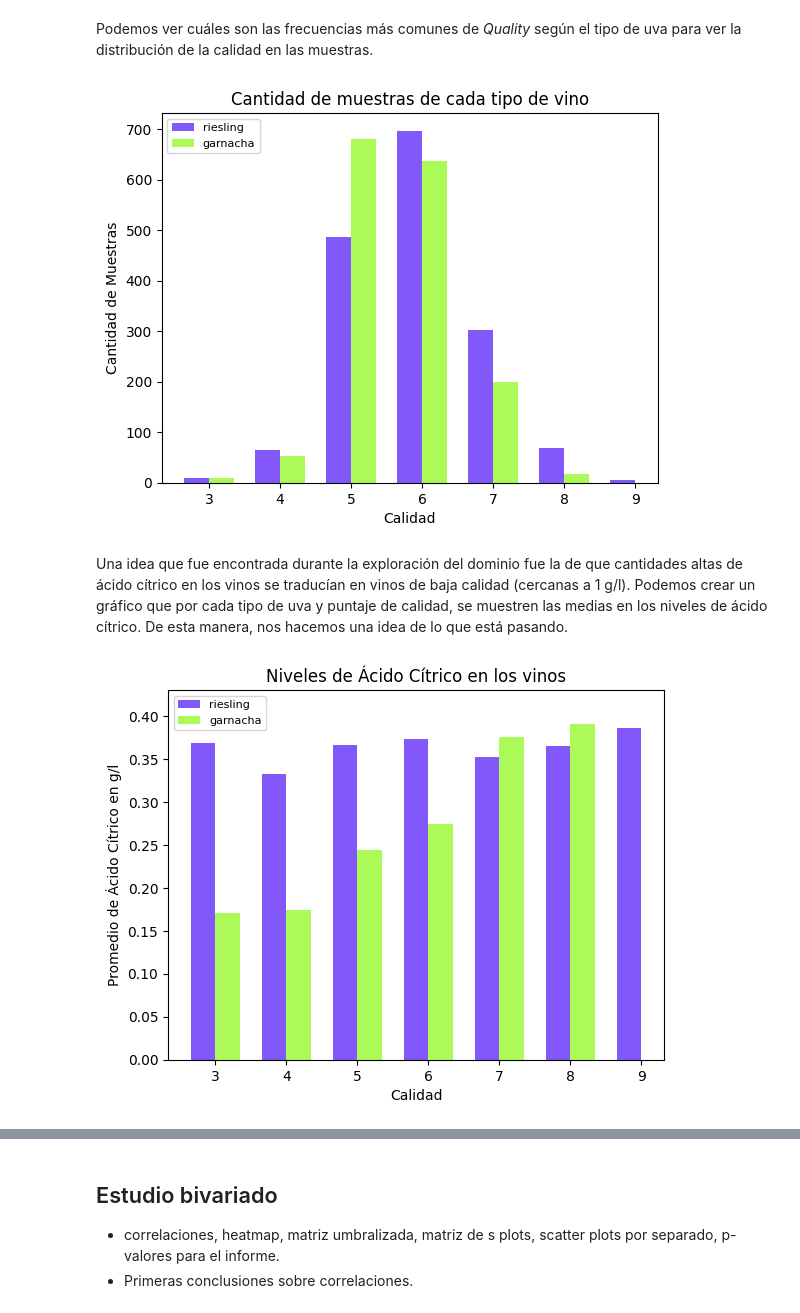
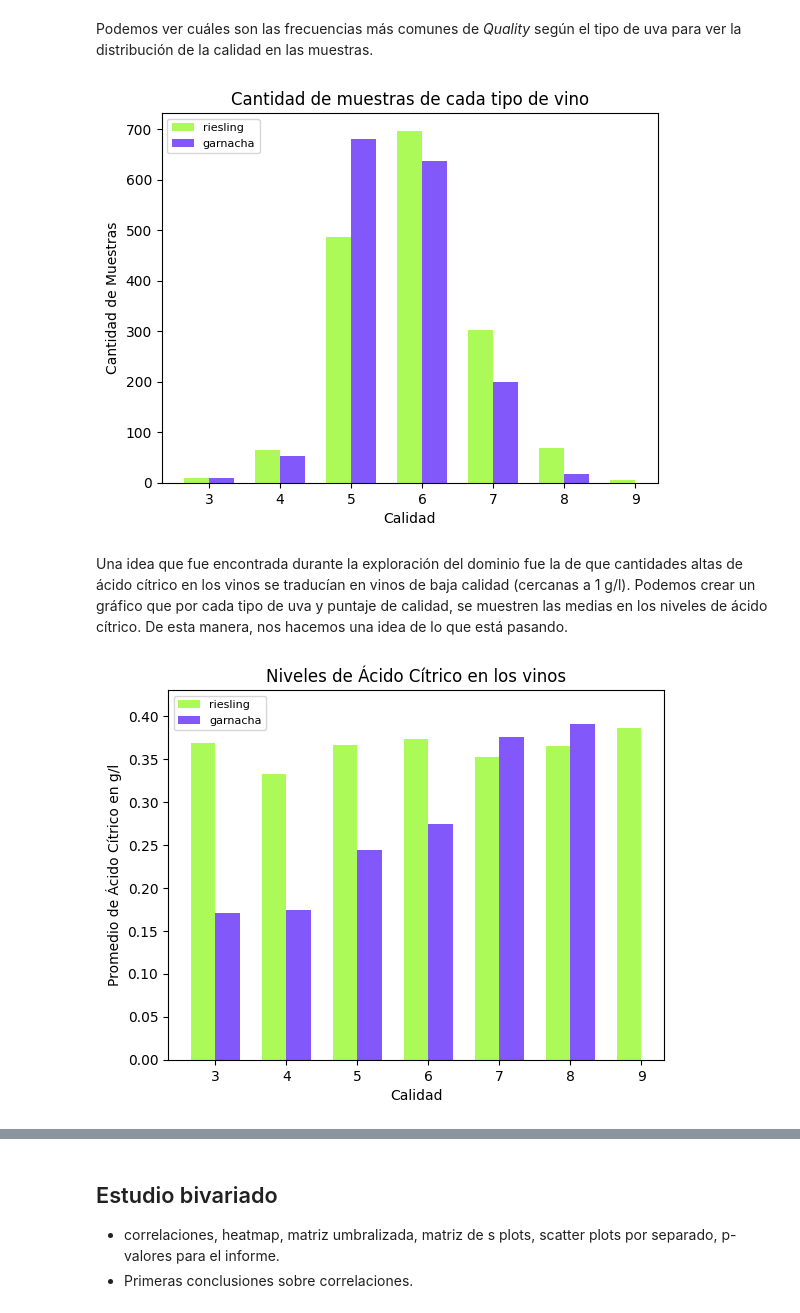
Before and after one commit to Matias914/Wine-Quality-Analysis, a Jupyter notebook: notebook_tpe.ipynb, the cells around one changed output, grey strips where cells are left out. Saved outputs shown, nothing was run; the diff lists cells and outputs as text; code cells hidden in the pictures.

```diff
--- a/notebook_tpe.ipynb
+++ b/notebook_tpe.ipynb
@@ -563,7 +563,7 @@ Si miramos el reporte vemos que las distribuciones de las variables son muy pare
 # %% [markdown]
 Continuando con las mejoras sobre el estado del dataset aplicamos el _dummy encoding_ para mapear la columna _type_ con los valores 1 y 0 (True y False), y de esta manera trabajar solo con números
 # %%
-preprocessed_ds["type_Riesling"] = preprocessed_ds["type"] == "Riesling"
+preprocessed_ds["is_riesling"] = preprocessed_ds["type"] == "Riesling"
 preprocessed_ds = preprocessed_ds.drop("type", axis=1)
 preprocessed_ds
 # %% [output]
@@ -632,0 +899,32 @@ plt.show()
+# %%
+# Por cada columna de la matriz de correlación
+for i, col in enumerate(correlations_matrix.columns):
+  # Se extrae el valor de correlación
+  correlation_r = correlations_matrix_riesling.loc["fixed acidity", col]
+  correlation_g = correlations_matrix_garnacha.loc["fixed acidity", col]
+
+  if col != "fixed acidity" :
+    if (correlation_r >= 0.5 or correlation_r <= -0.5) :
+      # Se establece la escala del gráfico
+      plt.figure(figsize=(6, 6))
+      # Se crea el scatter plot para Riesling
+      plt.scatter(riesling_data["fixed acidity"], riesling_data[col], color="green", alpha=0.35)
+      # Se agrega un titulo
+      plt.title(f"Scatter plot entre {col} y fixed acidity en Riesling - r = {correlation_r:.4f}")
+      # Se agregan las etiquetas
+      plt.xlabel("fixed acidity")
+      plt.ylabel(col)
+      # Se muestra
+      plt.show()
+    if (correlation_g >= 0.5 or correlation_g <= -0.5) :
+      # Se establece la escala del gráfico
+      plt.figure(figsize=(6, 6))
+      # Se establece el scatter plot para Garnacha
+      plt.scatter(garnacha_data["fixed acidity"], garnacha_data[col], color="purple", alpha=0.35)
+      # Se agrega un titulo
+      plt.title(f"Scatter plot entre {col} y fixed acidity en Garnacha - r = {correlation_g:.4f}")
+      # Se agregan las etiquetas
+      plt.xlabel("fixed acidity")
+      plt.ylabel(col)
+      # Se muestra
+      plt.show()
@@ -830,8 +1120,8 @@ Podemos ver cuáles son las frecuencias más comunes de _Quality_ según el tipo
 # %%
 # Se extraen los datos de tipo de uva. Se agrupa por calidad y se cuenta el número de muestras.
 # Se deja el índice como columna
-riesling_data = preprocessed_ds[preprocessed_ds["type_Riesling"] == True].groupby("quality").count().reset_index()
-garnacha_data = preprocessed_ds[preprocessed_ds["type_Riesling"] == False].groupby("quality").count().reset_index()
+riesling_data = preprocessed_ds[preprocessed_ds["is_riesling"] == True].groupby("quality").count().reset_index()
+garnacha_data = preprocessed_ds[preprocessed_ds["is_riesling"] == False].groupby("quality").count().reset_index()
 
 # Se hace un ensamble según la calidad
 merged_data = riesling_data.merge(garnacha_data, on="quality", how="outer", suffixes=('_riesling', '_garnacha'))
@@ -843,8 +1133,8 @@ x = merged_data["quality"]
 width = 0.35
 
 # Se crean las barras para Riesling y Garnacha
-plt.bar([i - width/2 for i in range(len(x))], merged_data["citric acid_riesling"], width, label='riesling', color="#8258FA")
-plt.bar([i + width/2 for i in range(len(x))], merged_data["citric acid_garnacha"], width, label='garnacha', color="#ACFA58")
+plt.bar([i - width/2 for i in range(len(x))], merged_data["citric acid_riesling"], width, label='riesling', color="#ACFA58")
+plt.bar([i + width/2 for i in range(len(x))], merged_data["citric acid_garnacha"], width, label='garnacha', color="#8258FA")
 
 # Se agregan etiquetas a los ejes
 plt.xlabel("Calidad")
@@ -863,14 +1153,14 @@ plt.legend(fontsize=8)
 # Se muestra el grafico
 plt.show()
 # %% [output]
-[figure, old version]
+[figure, new version]
 # %% [markdown]
 Una idea que fue encontrada durante la exploración del dominio fue la de que cantidades altas de ácido cítrico en los vinos se traducían en vinos de baja calidad (cercanas a 1 g/l). Podemos crear un gráfico que por cada tipo de uva y puntaje de calidad, se muestren las medias en los niveles de ácido cítrico. De esta manera, nos hacemos una idea de lo que está pasando.
 # %%
 # Se extraen los datos de tipo de uva. Se agrupa por calidad y se calcula la media de ácido cítrico.
 # Se deja el índice como columna
-riesling_data = preprocessed_ds[preprocessed_ds["type_Riesling"] == True].groupby("quality")["citric acid"].mean().reset_index()
-garnacha_data = preprocessed_ds[preprocessed_ds["type_Riesling"] == False].groupby("quality")["citric acid"].mean().reset_index()
+riesling_data = preprocessed_ds[preprocessed_ds["is_riesling"] == True].groupby("quality")["citric acid"].mean().reset_index()
+garnacha_data = preprocessed_ds[preprocessed_ds["is_riesling"] == False].groupby("quality")["citric acid"].mean().reset_index()
 
 # Se hace un ensamble según la calidad
 merged_data = riesling_data.merge(garnacha_data, on="quality", how="outer", suffixes=('_riesling', '_garnacha'))
@@ -878,34 +1168,34 @@ merged_data = riesling_data.merge(garnacha_data, on="quality", how="outer", suff
 # Los diferentes valores de calidad se dejan en x
 x = merged_data["quality"]
 
 # Se establece un ancho de barra
 width = 0.35
 
 # Se crean las barras para Riesling y Garnacha
-plt.bar([i - width/2 for i in range(len(x))], merged_data["citric acid_riesling"], width, label='riesling', color="#8258FA")
-plt.bar([i + width/2 for i in range(len(x))], merged_data["citric acid_garnacha"], width, label='garnacha', color="#ACFA58")
+plt.bar([i - width/2 for i in range(len(x))], merged_data["citric acid_riesling"], width, label='riesling', color="#ACFA58")
+plt.bar([i + width/2 for i in range(len(x))], merged_data["citric acid_garnacha"], width, label='garnacha', color="#8258FA")
 
 # Se agregan etiquetas a los ejes
 plt.xlabel("Calidad")
 plt.ylabel("Promedio de Ácido Cítrico en g/l")
 
 # Se agrega un titulo al gráfico
 plt.title("Niveles de Ácido Cítrico en los vinos")
 
 # A cada valor de X se le asigna un valor (en este caso la calidad correspondiente)
 plt.xticks(range(len(x)), merged_data["quality"])
 
 # Se agrega una leyenda
 plt.legend()
 
 # Se cambia el tamaño de la leyenda
 plt.legend(fontsize=8)
 
 # Se pone un techo al rango
 plt.ylim(0, 0.43)
 
 # Se muestra el grafico
 plt.show()
 # %% [output]
-[figure, old version]
+[figure, new version]
 # %% [markdown]
```
Also changed, not shown: parts of 34 cells of this notebook.
